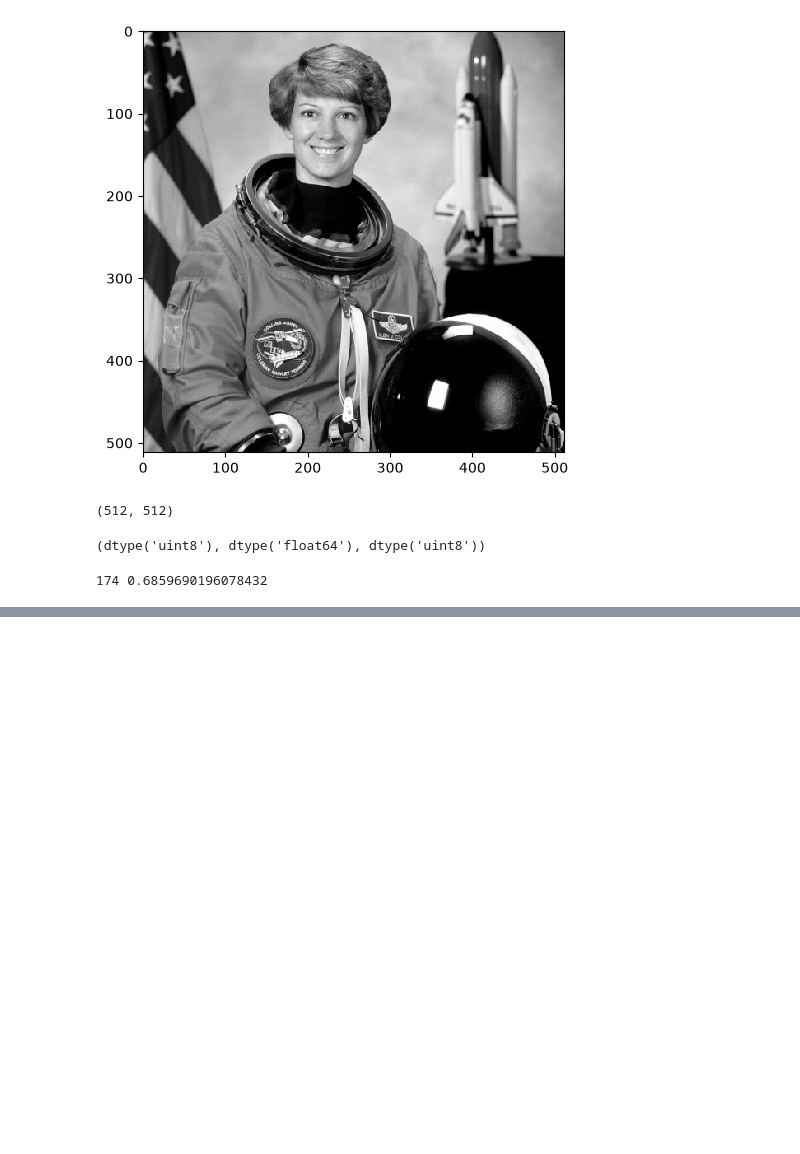
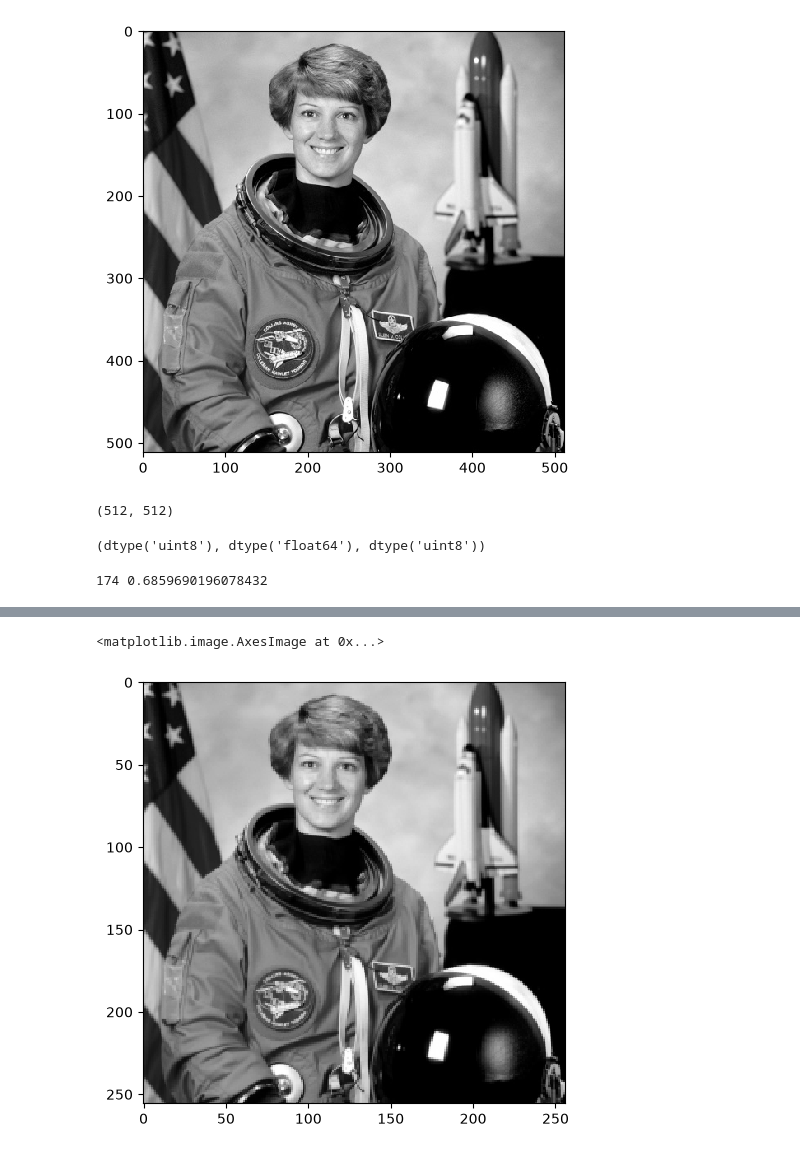
Before and after one commit to vamsik1606/Ai_programmin_course, a Jupyter notebook: lab4/lab4_grp18.ipynb, the cells around one changed output, grey strips where cells are left out. Drawn from its saved outputs; the diff is of its cells as text; code cells hidden in the pictures; blank space fills up the shorter version.

```diff
--- a/lab4/lab4_grp18.ipynb
+++ b/lab4/lab4_grp18.ipynb
@@ -84,0 +109,5 @@ print(image_ast[1,100, 1], grayscale_ast[1,100])
+# %%
+io.imshow(image_rescaled_ast_2)
+# %% [output]
+<matplotlib.image.AxesImage at 0x...>
+[figure, added]
```
Also changed, not shown: parts of 24 cells of this notebook.
